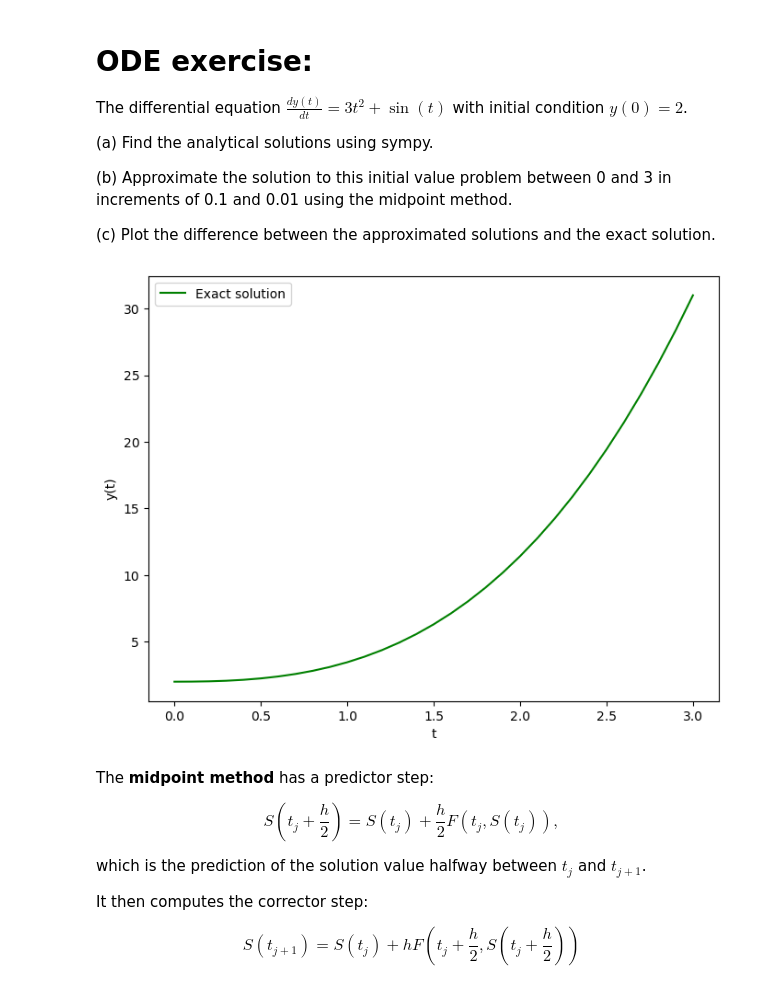
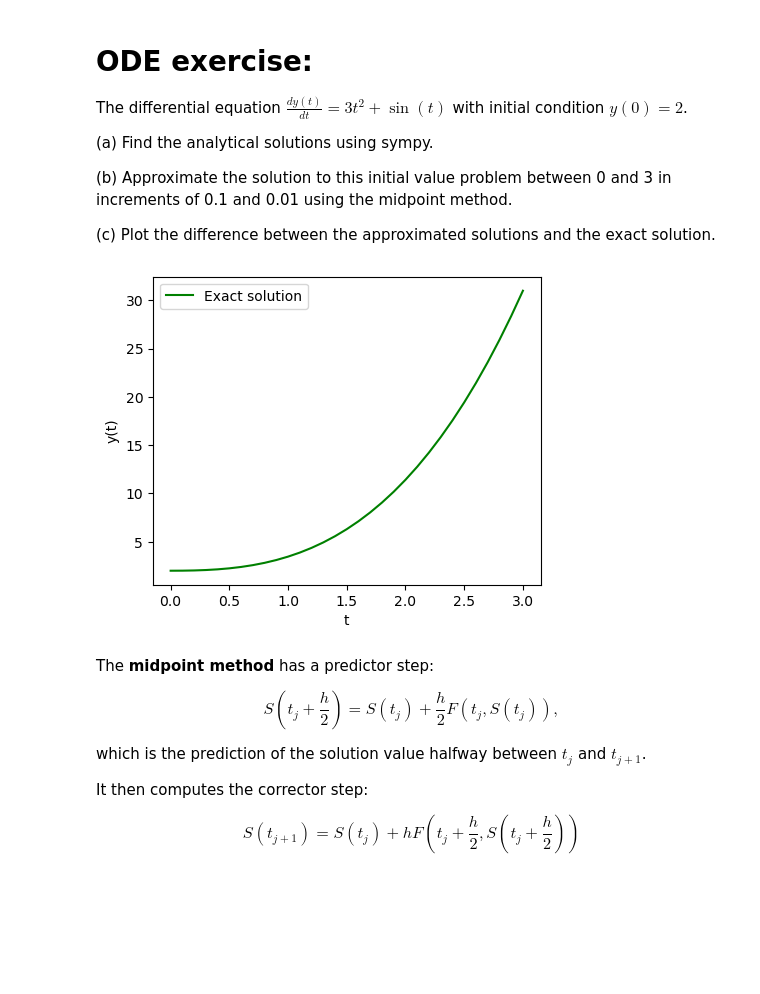
Before and after one commit to wbandabarragan/computational-physics-2, a Jupyter notebook: unit-1/105-ODE-predictor-corrector-methods.ipynb, the cells around one changed output. Drawn from its saved outputs; the diff is of its cells as text; code cells hidden in the pictures; blank space fills up the shorter version.

```diff
--- a/unit-1/105-ODE-predictor-corrector-methods.ipynb
+++ b/unit-1/105-ODE-predictor-corrector-methods.ipynb
@@ -36,40 +38,40 @@ The differential equation $\frac{dy(t)}{dt} = 3t^2 + \sin(t)$ with initial condi
 import numpy as np
 import matplotlib.pyplot as plt
 # %%
-# Define function f(t)
+# Define the limit for the t axis
+b = 3.
 
-b = 3
-
+# Define function y(t) -> We found this sln with sympy in lecture 103
 y_t = lambda t: t**3 - np.cos(t) + 3. # this is y(t)
 
 # Spacing
 h_1 = 0.1
-#h_2 = 0.01
+h_2 = 1.e-2
 
 # t_axis
 
 t_1 = np.arange(0, b + h_1, h_1)
-#t_2 = np.arange(0, b + h_2, h_2)
+t_2 = np.arange(0, b + h_2, h_2)
 
 # Initial conditions
 y0 = 2.
 # %%
 # Plotting
 
-plt.figure(figsize = (8,6))
+plt.figure(figsize = (5,4))
 
 plt.plot(t_1, y_t(t_1), "g", label = "Exact solution")
 
 plt.xlabel('t')
 plt.ylabel('y(t)')
 
 #plt.xlim(-2.0,2.0)
 #plt.ylim(-20,20)
 
 plt.legend()
 plt.show()
 # %% [output]
-[figure, old version]
+[figure, new version]
 # %% [markdown]
 The **midpoint method** has a predictor step:
 
```
Also changed, not shown: parts of 6 cells of this notebook, 2 other files.
